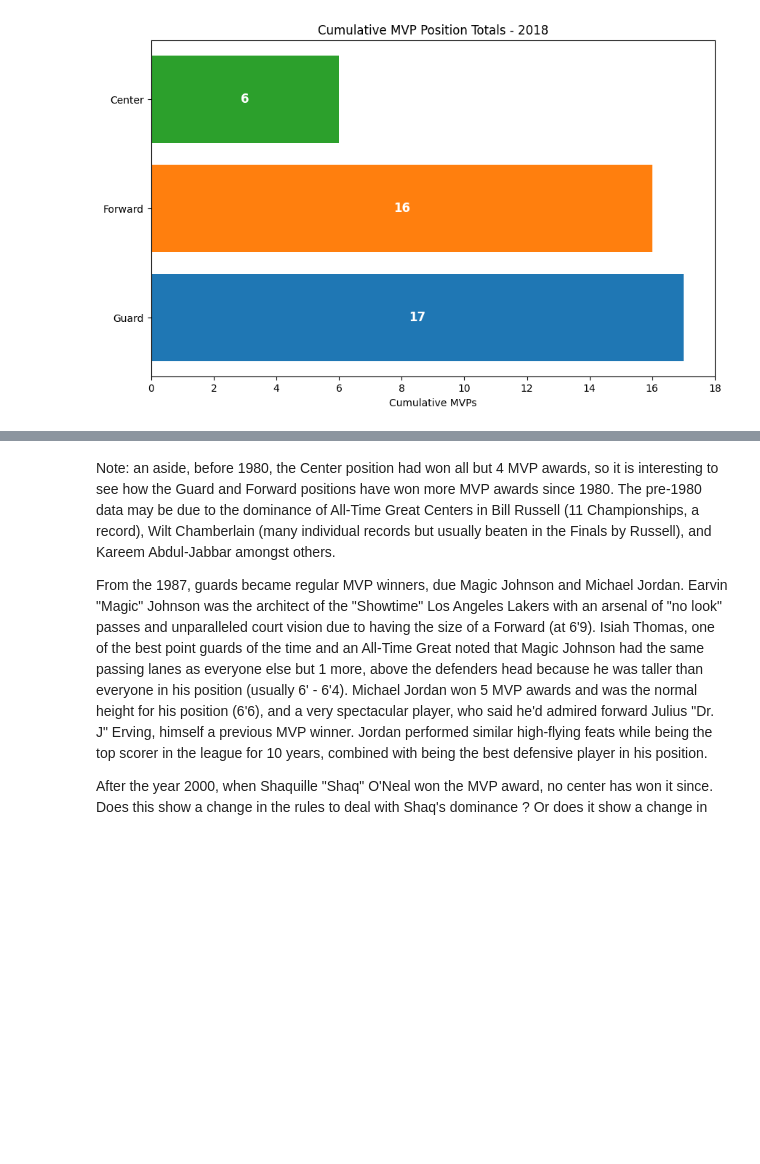
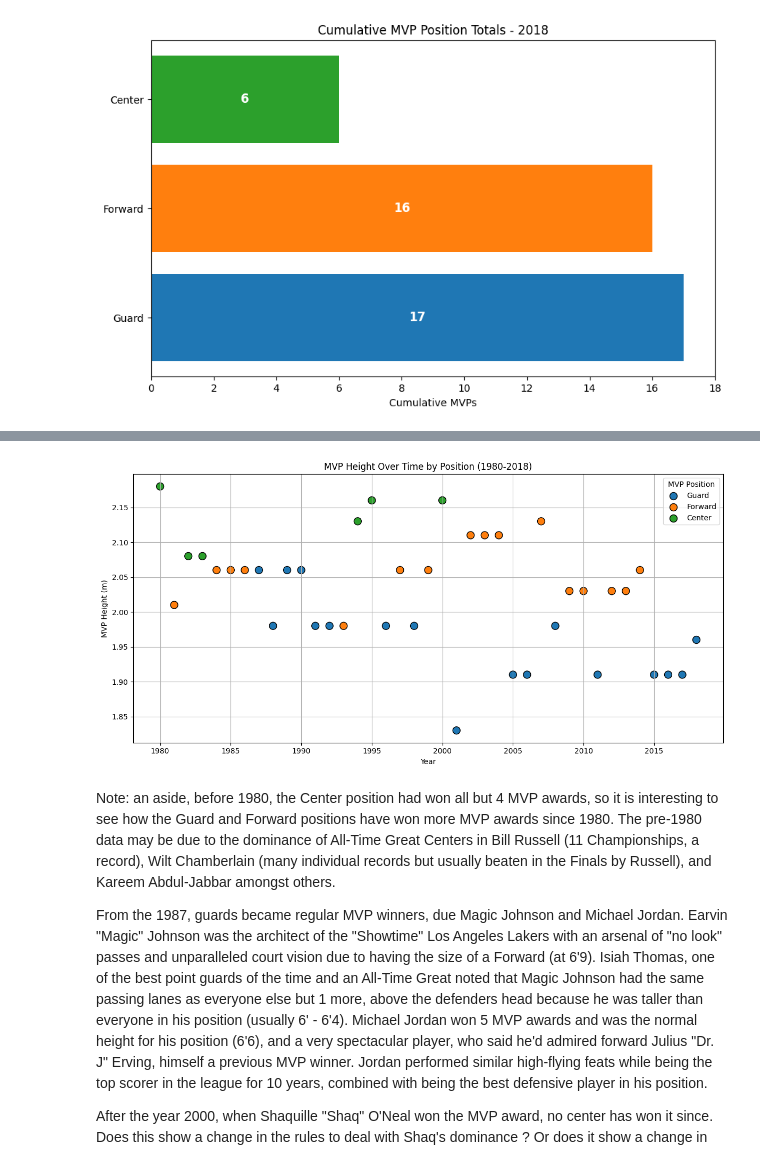
Before and after one commit to rmj9000/nba_analysis, a Jupyter notebook: jupyter_notebooks/05_matplotlib.ipynb, the cells around one changed output, grey strips where cells are left out. Cells and saved outputs as stored; diff of their text form; code cells hidden in the pictures; blank space fills up the shorter version.

Commit message:
Create a scatter plot with heights and positions over time

```diff
--- a/jupyter_notebooks/05_matplotlib.ipynb
+++ b/jupyter_notebooks/05_matplotlib.ipynb
@@ -336,3 +338,27 @@ plt.show()
+# %%
+# Map colours to each row - colour map was defined earlier
+df['Color'] = df['MVP Position'].map(color_map)
+
+# Create the plot
+plt.figure(figsize=(12, 6))
+plt.scatter(df['Year'], df['MVP Height (m)'], c=df['Color'], s=100, edgecolors='black')
+
+# Add labels and title
+plt.xlabel('Year')
+plt.ylabel('MVP Height (m)')
+plt.title('MVP Height Over Time by Position (1980-2018)')
+
+# Optional: Add legend manually
+for position, color in color_map.items():
+    plt.scatter([], [], c=color, label=position, s=100, edgecolors='black')
+plt.legend(title='MVP Position')
+
+plt.grid(True)
+plt.tight_layout()
+plt.savefig('../data/outputs/images/mvp_height_by_position.png', dpi=300)
+plt.show()
+# %% [output]
+[figure, added]
 # %% [markdown]
 Note: an aside, before 1980, the Center position had won all but 4 MVP awards, so it is interesting to see how the Guard and Forward positions have won more MVP awards since 1980. The pre-1980 data may be due to the dominance of All-Time Great Centers in Bill Russell (11 Championships, a record), Wilt Chamberlain (many individual records but usually beaten in the Finals by Russell), and Kareem Abdul-Jabbar amongst others.
 
```
Also changed, not shown: parts of 1 cell of this notebook, 1 other file.
